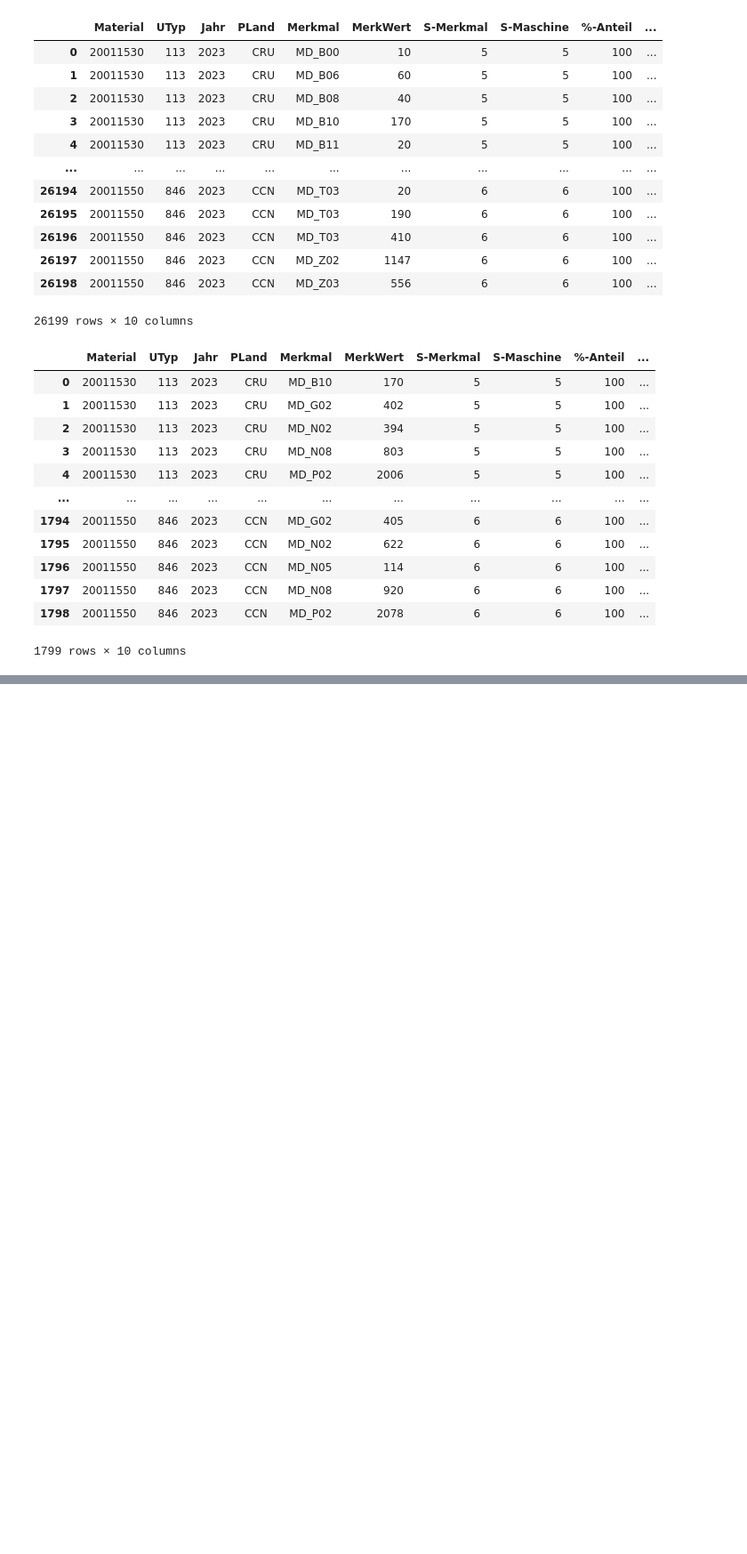
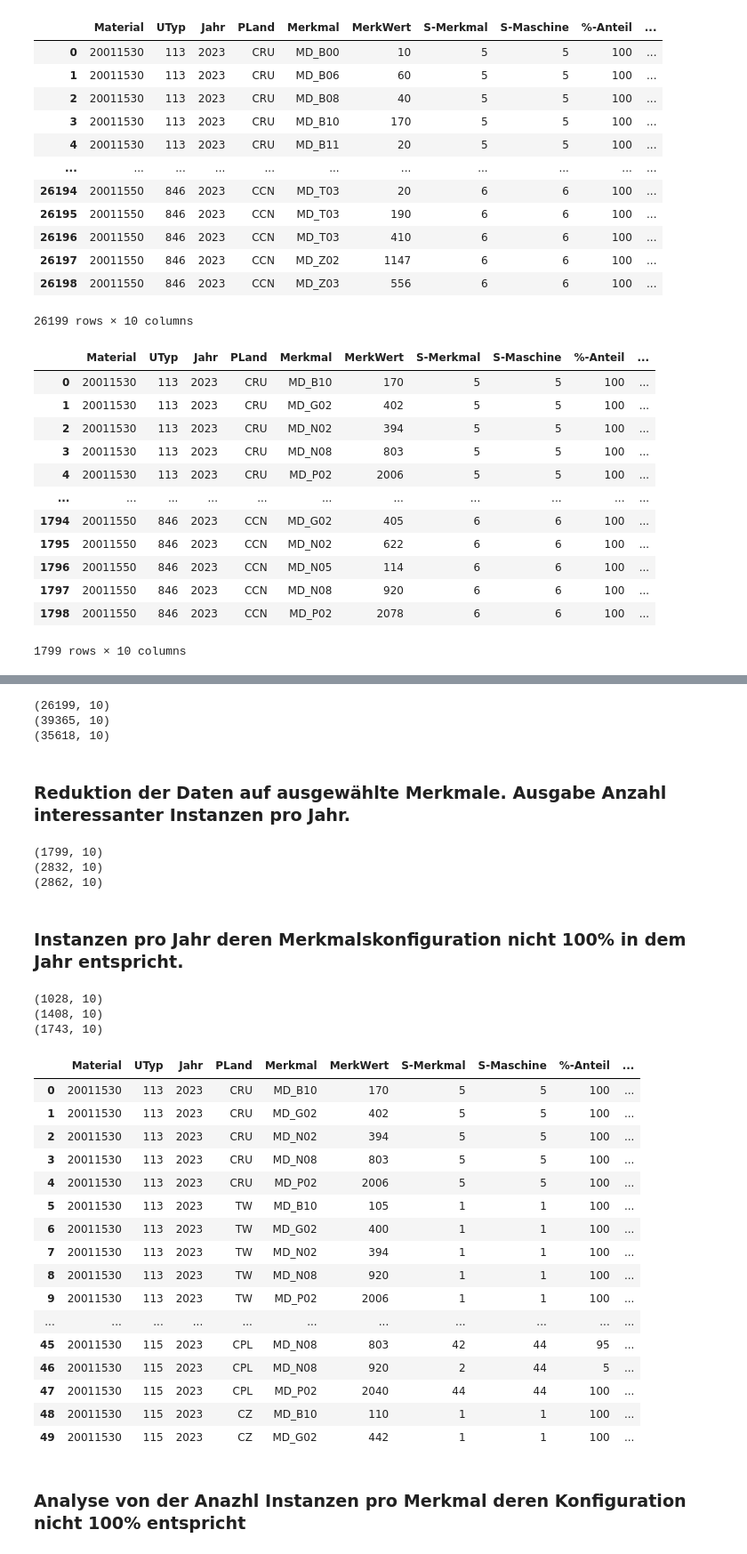
Before and after one commit to realreul/ML-with-CLAAS, a Jupyter notebook: TakeRates.ipynb, the cells around one changed output, grey strips where cells are left out. Shown: that part at 89% size. Drawn from its saved outputs; the diff is of its cells as text; code cells hidden in the pictures; blank space fills up the shorter version.

Commit message:
Take Rate Analysis

```diff
--- a/TakeRates.ipynb
+++ b/TakeRates.ipynb
@@ -117,0 +282,68 @@ len(unique_merkwerte)
+# %%
+df_23 = pd.read_excel('CLAAS_data/Option Take Rate_2023.XLSX')
+df_22 = pd.read_excel('CLAAS_data/Option Take Rate_2022.XLSX')
+df_21 = pd.read_excel('CLAAS_data/Option Take Rate_2021.XLSX')
+
+print(df_23.shape)
+print(df_22.shape)
+print(df_21.shape)
+# %% [output]
+(26199, 10)
+(39365, 10)
+(35618, 10)
+# %% [markdown]
+### Reduktion der Daten auf ausgewählte Merkmale. Ausgabe Anzahl interessanter Instanzen pro Jahr.
+# %%
+# Definiere die Liste der gewünschten Merkmale
+gewünschte_merkmale = ['MD_P02', 'MD_N02', 'MD_N08', 'MD_N05', 'MD_B10', 'MD_G02']
+
+# Filtere den DataFrame, um nur Zeilen mit den gewünschten Merkmalen zu behalten
+filtered_df_23 = df_23[df_23['Merkmal'].isin(gewünschte_merkmale)]
+filtered_df_23 = filtered_df_23.reset_index(drop=True)
+
+filtered_df_22 = df_22[df_22['Merkmal'].isin(gewünschte_merkmale)]
+filtered_df_22 = filtered_df_22.reset_index(drop=True)
+
+filtered_df_21 = df_21[df_21['Merkmal'].isin(gewünschte_merkmale)]
+filtered_df_21 = filtered_df_21.reset_index(drop=True)
+
+# Überprüfe das Ergebnis
+print(filtered_df_23.shape)
+print(filtered_df_22.shape)
+print(filtered_df_21.shape)
+# %% [output]
+(1799, 10)
+(2832, 10)
+(2862, 10)
+# %% [markdown]
+### Instanzen pro Jahr deren Merkmalskonfiguration nicht 100% in dem Jahr entspricht.
+# %%
+print(filtered_df_23[filtered_df_23['%-Anteil'] < 100].shape)
+print(filtered_df_22[filtered_df_22['%-Anteil'] < 100].shape)
+print(filtered_df_21[filtered_df_21['%-Anteil'] < 100].shape)
+# %% [output]
+(1028, 10)
+(1408, 10)
+(1743, 10)
+# %%
+filtered_df_23.head(50)
+# %% [output]
+|  | Material | UTyp | Jahr | PLand | Merkmal | MerkWert | S-Merkmal | S-Maschine | %-Anteil | ... |
+| 0 | 20011530 | 113 | 2023 | CRU | MD_B10 | 170 | 5 | 5 | 100 | ... |
+| 1 | 20011530 | 113 | 2023 | CRU | MD_G02 | 402 | 5 | 5 | 100 | ... |
+| 2 | 20011530 | 113 | 2023 | CRU | MD_N02 | 394 | 5 | 5 | 100 | ... |
+| 3 | 20011530 | 113 | 2023 | CRU | MD_N08 | 803 | 5 | 5 | 100 | ... |
+| 4 | 20011530 | 113 | 2023 | CRU | MD_P02 | 2006 | 5 | 5 | 100 | ... |
+| 5 | 20011530 | 113 | 2023 | TW | MD_B10 | 105 | 1 | 1 | 100 | ... |
+| 6 | 20011530 | 113 | 2023 | TW | MD_G02 | 400 | 1 | 1 | 100 | ... |
+| 7 | 20011530 | 113 | 2023 | TW | MD_N02 | 394 | 1 | 1 | 100 | ... |
+| 8 | 20011530 | 113 | 2023 | TW | MD_N08 | 920 | 1 | 1 | 100 | ... |
+| 9 | 20011530 | 113 | 2023 | TW | MD_P02 | 2006 | 1 | 1 | 100 | ... |
+| ... | ... | ... | ... | ... | ... | ... | ... | ... | ... | ... |
+| 45 | 20011530 | 115 | 2023 | CPL | MD_N08 | 803 | 42 | 44 | 95 | ... |
+| 46 | 20011530 | 115 | 2023 | CPL | MD_N08 | 920 | 2 | 44 | 5 | ... |
+| 47 | 20011530 | 115 | 2023 | CPL | MD_P02 | 2040 | 44 | 44 | 100 | ... |
+| 48 | 20011530 | 115 | 2023 | CZ | MD_B10 | 110 | 1 | 1 | 100 | ... |
+| 49 | 20011530 | 115 | 2023 | CZ | MD_G02 | 442 | 1 | 1 | 100 | ... |
+# %% [markdown]
+### Analyse von der Anazhl Instanzen pro Merkmal deren Konfiguration nicht 100% entspricht
```
Also changed, not shown: parts of 27 cells of this notebook, 1 other file.
